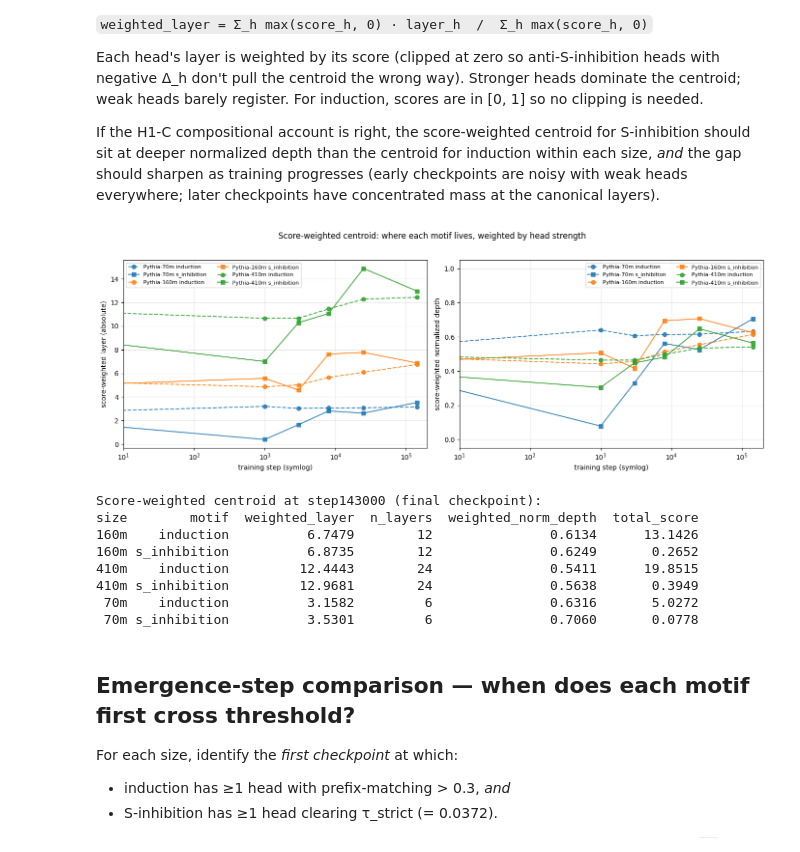
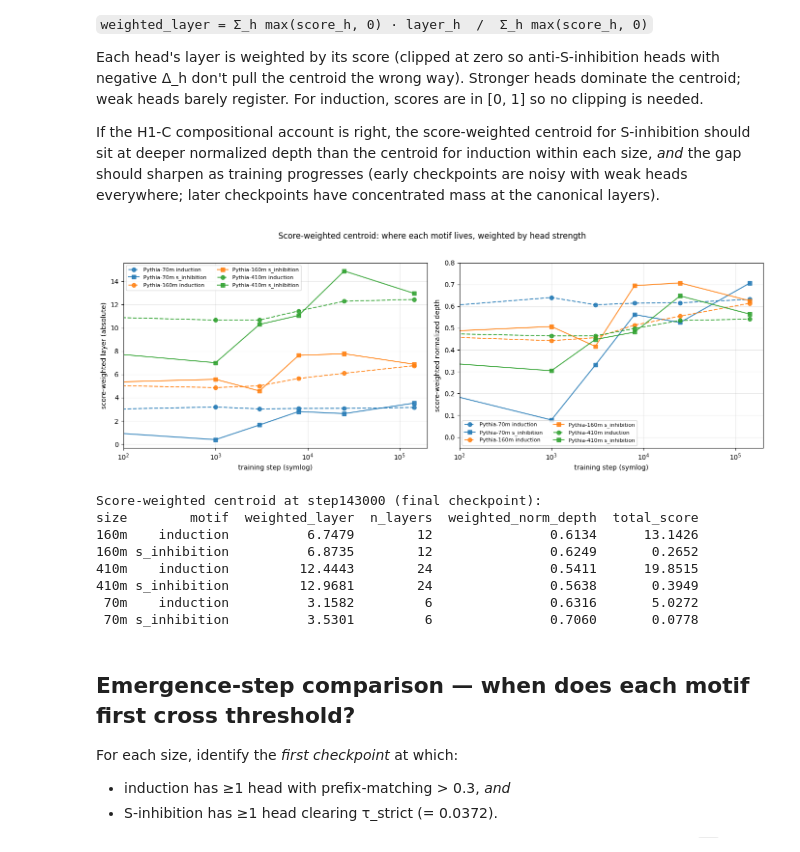
Before and after one commit to cam-berger/pythia-motif-emergence, a Jupyter notebook: notebooks/s_inhibition_emergence_exploration.ipynb, the cells around one changed output. Saved outputs shown, nothing was run; the diff lists cells and outputs as text; code cells hidden in the pictures.

```diff
--- a/notebooks/s_inhibition_emergence_exploration.ipynb
+++ b/notebooks/s_inhibition_emergence_exploration.ipynb
@@ -183,14 +183,14 @@ for row, size in enumerate(SIZES):
         grid = np.zeros((n_layers, n_heads))
         for _, r in sub.iterrows():
             grid[int(r['layer']), int(r['head'])] = r['score']
-        im = ax.imshow(grid, vmin=-abs_max, vmax=abs_max,
-                       cmap='RdBu_r', aspect='auto')
+        im = ax.imshow(grid, vmin=0, vmax=abs_max-.01,
+                       cmap='viridis', aspect='auto')
         # Overlay component-DLA Name Movers from npz cache.
         nm_key = f'nm_heads__{size}_step{step}'
         if nm_key in raw_npz.files:
             nm_lh = raw_npz[nm_key]  # shape (k, 2): (layer, head)
-            ax.scatter(nm_lh[:, 1], nm_lh[:, 0], s=70, marker='o',
-                       facecolor='none', edgecolor='lime',
+            ax.scatter(nm_lh[:, 1], nm_lh[:, 0], s=70, marker='s',
+                       facecolor='none', edgecolor='red',
                        linewidths=1.5, zorder=5)
         ax.set_title(f'pythia-{size} @ step{step}', fontsize=9)
         if col == 0:
@@ -198,7 +198,7 @@ for row, size in enumerate(SIZES):
         if row == len(SIZES) - 1:
             ax.set_xlabel('head')
 fig.suptitle(
-    'S-inhibition Δ_h (red/blue) with component-DLA Name Movers (lime circles) per cell',
+    'S-inhibition Δ_h (blue/yellow) with component-DLA Name Movers (red squares) per cell',
     y=1.0,
 )
 fig.colorbar(im, ax=axes, fraction=0.015, pad=0.02, label='Δ_h')
@@ -347,7 +347,7 @@ for ax, depth_col, ylabel in zip(
                     label=f'Pythia-{size} {motif}',
                     alpha=0.85)
     ax.set_xscale('symlog', linthresh=1)
-    ax.set_xlim(10, 200000)
+    ax.set_xlim(100, 200000)
     ax.set_xlabel('training step (symlog)')
     ax.set_ylabel(ylabel)
     ax.grid(alpha=0.3)
@@ -430,36 +430,36 @@ for ax, (col, ylabel) in zip(
             sub = weighted_df[
                 (weighted_df['size'] == size) & (weighted_df['motif'] == motif)
             ].sort_values('step')
             if sub.empty or sub[col].isna().all():
                 continue
             ax.plot(sub['step'], sub[col],
                     marker=MARKER[motif], linestyle=LINESTYLE[motif],
                     color=SIZE_COLOR[size],
                     label=f'Pythia-{size} {motif}',
                     alpha=0.85)
     ax.set_xscale('symlog', linthresh=1)
-    ax.set_xlim(10, 200000)
+    ax.set_xlim(100, 200000)
     ax.set_xlabel('training step (symlog)')
     ax.set_ylabel(ylabel)
     ax.grid(alpha=0.3)
     ax.legend(fontsize=8, loc='best', ncol=2)
-axes[1].set_ylim(-0.05, 1.05)
+axes[1].set_ylim(-0.05, 0.8)
 fig.suptitle('Score-weighted centroid: where each motif lives, weighted by head strength', y=1.02)
 plt.tight_layout()
 plt.show()
 
 if ind_weighted is not None:
     final_step = STEPS[-1]
     final_view = weighted_df[weighted_df['step'] == final_step].sort_values(['size', 'motif'])
     print()
     print(f'Score-weighted centroid at step{final_step} (final checkpoint):')
     print(
         final_view[['size', 'motif', 'weighted_layer', 'n_layers',
                     'weighted_norm_depth', 'total_score']]
         .to_string(index=False, float_format=lambda v: f'{v:.4f}')
     )
 # %% [output]
-[figure, old version]
+[figure, new version]
 Score-weighted centroid at step143000 (final checkpoint):
 size        motif  weighted_layer  n_layers  weighted_norm_depth  total_score
 160m    induction          6.7479        12               0.6134      13.1426
```
Also changed, not shown: parts of 2 cells of this notebook, 3 other files.
